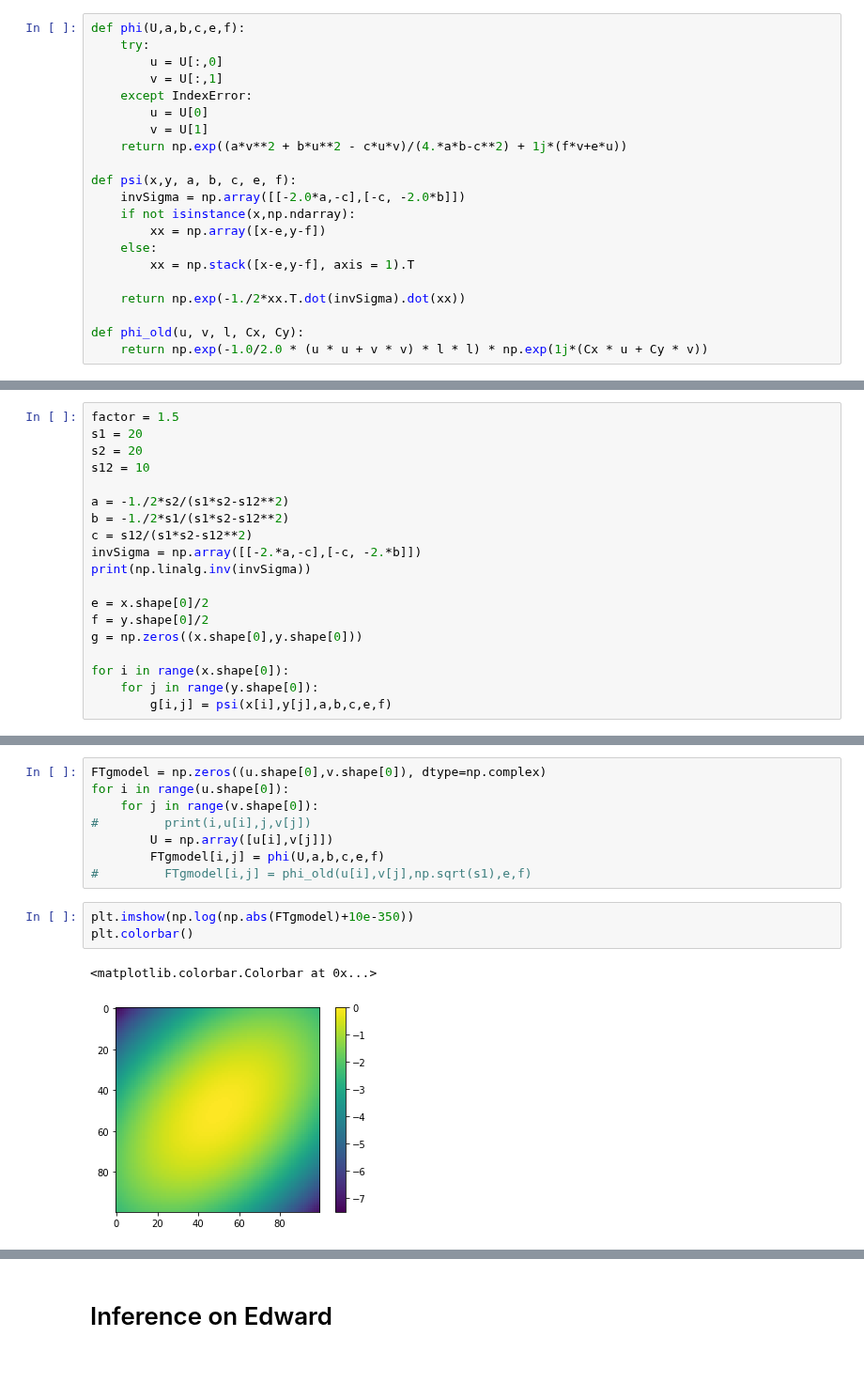
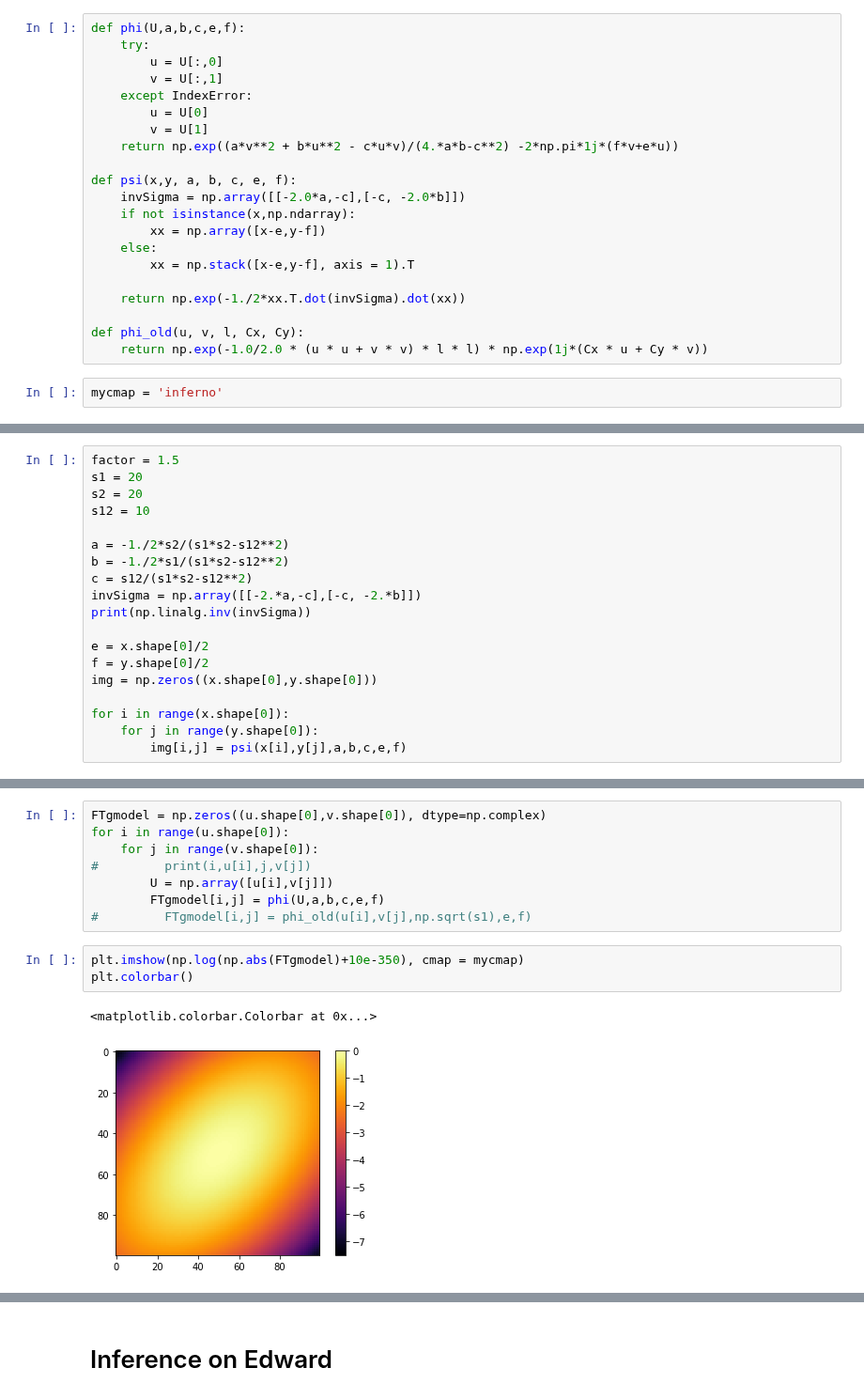
Before and after one commit to lerkoah/BayesianInterferometryIDS, a Jupyter notebook: src/inference.ipynb, the cells around one changed output, grey strips where cells are left out. Shown at 94% size. Saved outputs shown, nothing was run; the diff lists cells and outputs as text; blank space fills up the shorter version.

```diff
--- a/src/inference.ipynb
+++ b/src/inference.ipynb
@@ -8,7 +8,7 @@ def phi(U,a,b,c,e,f):
     except IndexError:
         u = U[0]
         v = U[1]
-    return np.exp((a*v**2 + b*u**2 - c*u*v)/(4.*a*b-c**2) + 1j*(f*v+e*u))
+    return np.exp((a*v**2 + b*u**2 - c*u*v)/(4.*a*b-c**2) -2*np.pi*1j*(f*v+e*u))
 
 def psi(x,y, a, b, c, e, f):
     invSigma = np.array([[-2.0*a,-c],[-c, -2.0*b]])
@@ -21,6 +21,8 @@ def psi(x,y, a, b, c, e, f):
 
 def phi_old(u, v, l, Cx, Cy):
     return np.exp(-1.0/2.0 * (u * u + v * v) * l * l) * np.exp(1j*(Cx * u + Cy * v))
+# %%
+mycmap = 'inferno'
 # %%
 x = np.arange(100)
 y = np.arange(100)
@@ -44,11 +46,11 @@ print(np.linalg.inv(invSigma))
 
 e = x.shape[0]/2
 f = y.shape[0]/2
-g = np.zeros((x.shape[0],y.shape[0]))
+img = np.zeros((x.shape[0],y.shape[0]))
 
 for i in range(x.shape[0]):
     for j in range(y.shape[0]):
-        g[i,j] = psi(x[i],y[j],a,b,c,e,f)
+        img[i,j] = psi(x[i],y[j],a,b,c,e,f)
 # %% [output]
 [[ 20.  10.]
  [ 10.  20.]]
@@ -80,8 +82,8 @@ for i in range(u.shape[0]):
         FTgmodel[i,j] = phi(U,a,b,c,e,f)
 #         FTgmodel[i,j] = phi_old(u[i],v[j],np.sqrt(s1),e,f)
 # %%
-plt.imshow(np.log(np.abs(FTgmodel)+10e-350))
+plt.imshow(np.log(np.abs(FTgmodel)+10e-350), cmap = mycmap)
 plt.colorbar()
 # %% [output]
 <matplotlib.colorbar.Colorbar at 0x...>
-[figure, old version]
+[figure, new version]
```
Also changed, not shown: parts of 7 cells of this notebook, 3 other files.
